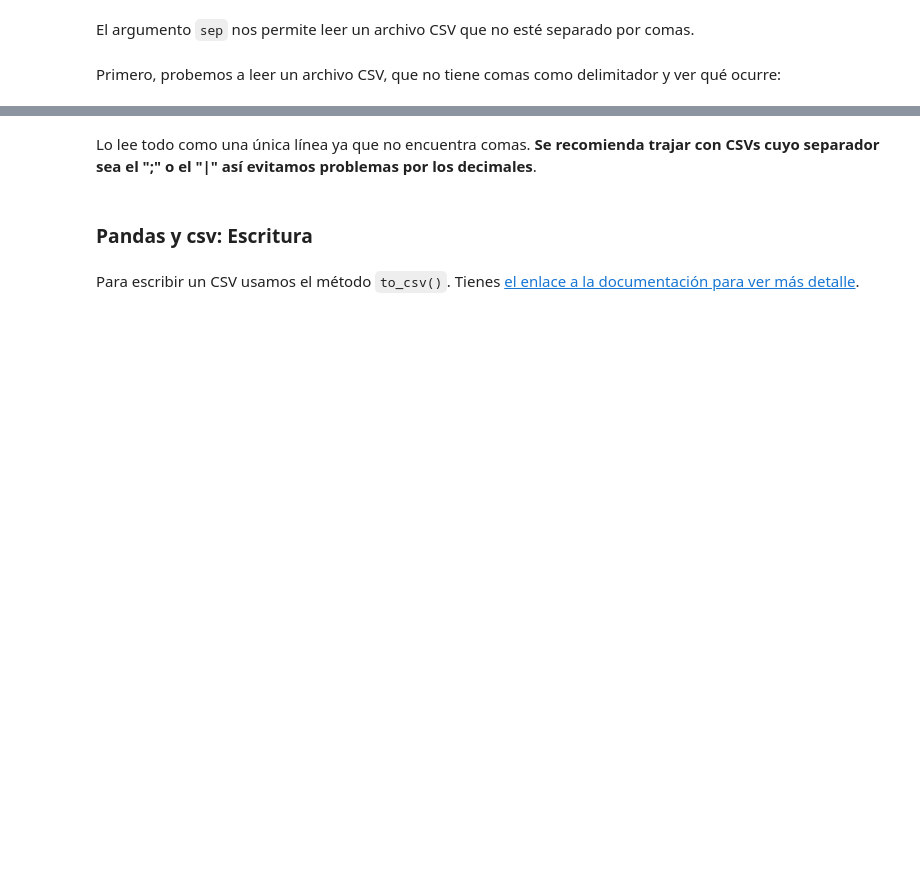
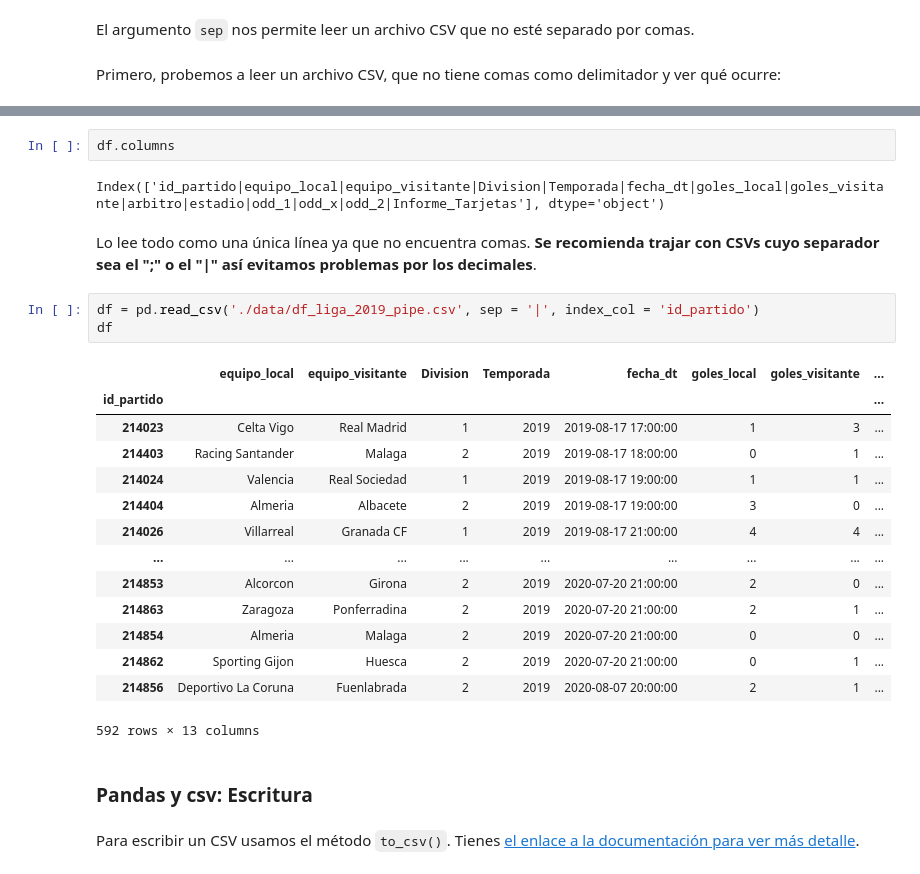
Before and after one commit to dianahoyos/DS_Online_Diana_Hoyos, a Jupyter notebook: 03_Data_Analysis/Sprint_05/Unidad_02_Procesado_Datos_Internos_Ficheros/01_Workout/02_Ficheros_CSV.ipynb, the cells around one changed output, grey strips where cells are left out. Cells and saved outputs as stored; diff of their text form; blank space fills up the shorter version.

```diff
--- a/03_Data_Analysis/Sprint_05/Unidad_02_Procesado_Datos_Internos_Ficheros/01_Workout/02_Ficheros_CSV.ipynb
+++ b/03_Data_Analysis/Sprint_05/Unidad_02_Procesado_Datos_Internos_Ficheros/01_Workout/02_Ficheros_CSV.ipynb
@@ -63,5 +141,27 @@ Primero, probemos a leer un archivo CSV, que no tiene comas como delimitador y v
+# %%
+df.columns
+# %% [output]
+Index(['id_partido|equipo_local|equipo_visitante|Division|Temporada|fecha_dt|goles_local|goles_visitante|arbitro|estadio|odd_1|odd_x|odd_2|Informe_Tarjetas'], dtype='object')
 # %% [markdown]
 Lo lee todo como una única línea ya que no encuentra comas. **Se recomienda trajar con CSVs cuyo separador sea el ";" o el "|" así evitamos problemas por los decimales**.
+# %%
+df = pd.read_csv('./data/df_liga_2019_pipe.csv', sep = '|', index_col = 'id_partido')
+df
+# %% [output]
+|  | equipo_local | equipo_visitante | Division | Temporada | fecha_dt | goles_local | goles_visitante | ... |
+| id_partido |  |  |  |  |  |  |  | ... |
+| 214023 | Celta Vigo | Real Madrid | 1 | 2019 | 2019-08-17 17:00:00 | 1 | 3 | ... |
+| 214403 | Racing Santander | Malaga | 2 | 2019 | 2019-08-17 18:00:00 | 0 | 1 | ... |
+| 214024 | Valencia | Real Sociedad | 1 | 2019 | 2019-08-17 19:00:00 | 1 | 1 | ... |
+| 214404 | Almeria | Albacete | 2 | 2019 | 2019-08-17 19:00:00 | 3 | 0 | ... |
+| 214026 | Villarreal | Granada CF | 1 | 2019 | 2019-08-17 21:00:00 | 4 | 4 | ... |
+| ... | ... | ... | ... | ... | ... | ... | ... | ... |
+| 214853 | Alcorcon | Girona | 2 | 2019 | 2020-07-20 21:00:00 | 2 | 0 | ... |
+| 214863 | Zaragoza | Ponferradina | 2 | 2019 | 2020-07-20 21:00:00 | 2 | 1 | ... |
+| 214854 | Almeria | Malaga | 2 | 2019 | 2020-07-20 21:00:00 | 0 | 0 | ... |
+| 214862 | Sporting Gijon | Huesca | 2 | 2019 | 2020-07-20 21:00:00 | 0 | 1 | ... |
+| 214856 | Deportivo La Coruna | Fuenlabrada | 2 | 2019 | 2020-08-07 20:00:00 | 2 | 1 | ... |
+592 rows × 13 columns
 # %% [markdown]
 ### Pandas y csv: Escritura
 # %% [markdown]
```
Also changed, not shown: parts of 9 cells of this notebook, 30 other files.
